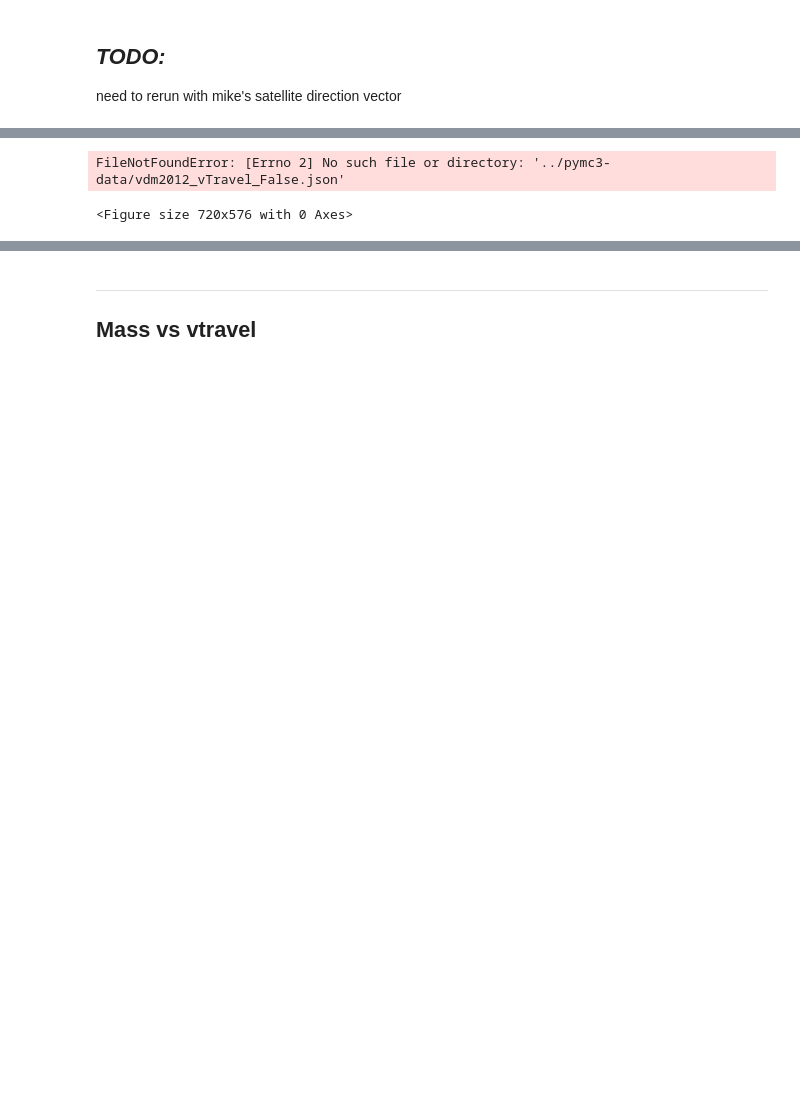
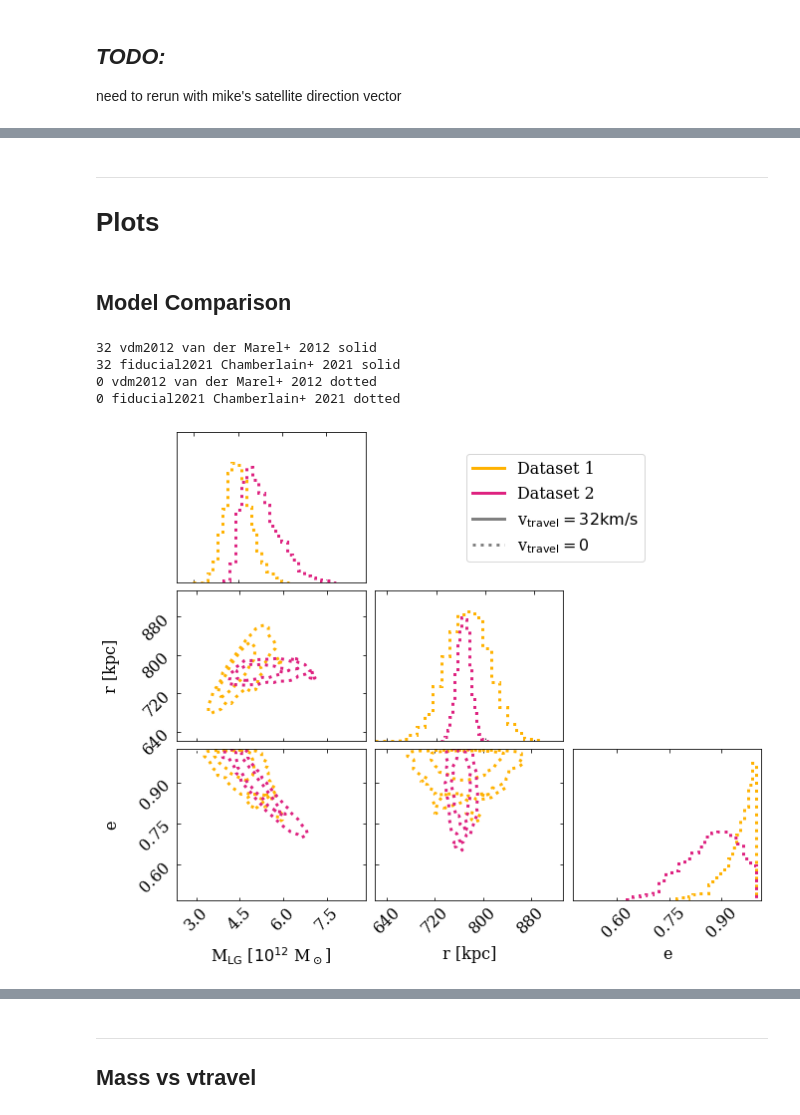
Before and after one commit to katiechambe/yellowCard, a Jupyter notebook: notebooks/pymc3-analyze-runs.ipynb, the cells around one changed output, grey strips where cells are left out. Saved outputs shown, nothing was run; the diff lists cells and outputs as text; code cells hidden in the pictures; blank space fills up the shorter version.

```diff
--- a/notebooks/pymc3-analyze-runs.ipynb
+++ b/notebooks/pymc3-analyze-runs.ipynb
@@ -256,34 +165,59 @@ for mod in modelChoices:
+# %% [markdown]
+___
+# Plots
+# %% [markdown]
+## Model Comparison
 # %%
 modelChoices = ["vdm2012","fiducial2021"]
 label_model = ["van der Marel+ 2012","Chamberlain+ 2021"]
-include_vTravel = [False, True]
-label_vtravel = ["with vtravel = 0","with vtravel=32km/s"]
-colors = ['blue','blue','pink','pink']
-style = ['dotted','solid','dotted','solid']
+include_vTravel = ["32","0"]
+# color = [palette['Minor Pairs'],palette["Extra"],palette['Minor Pairs'],palette["Extra"]]
+# color = ["white","white","white","white"]
+color = ["white","white",palette['Minor Pairs'],palette["Extra"]]
+style = ['solid','solid','dotted','dotted']
+widths = [2,2,3,3]
+
 
 i=0
 fig = plt.figure(figsize=(10,8))
+for incl in include_vTravel:
+    for mod,name in zip(modelChoices,label_model):
 
-for mod,name in zip(modelChoices,label_model):
-    for incl,vname in zip(include_vTravel,label_vtravel):
-        data = az.from_json(f"../pymc3-data/{mod}_vTravel_{incl}.json")
+        # uncomment if running for just dotted contours:
+#         if incl != "0":
+#             i+=1
+#             continue
+        print(incl, mod, name,style[i])
+        data = az.from_json(f"../pymc3-data/{mod}_vtravel_{incl}.json")
         howdy = np.vstack([np.asarray(data.posterior[i]).ravel() for i in ["M","r","e"]])
         corner.corner(howdy.T,
-                            quantiles=(0.16, 0.84),
                             labels=[r"M$_{\rm LG}$ [$10^{12}$ M$_\odot$]","r [kpc]","e"],
                             plot_datapoints=False,
                             plot_density=False,
-                            color=colors[i],
+                            color=color[i],
                             linestyles=style[i],
                             fig=fig,
                             levels=[0.68, 0.95],
-                            truth=truths,
-                            contour_kwargs=dict(linestyles="--"));
-# fig.suptitle(f'{name} {vname}')
-# fig.savefig(f'../plots/{mod}_vtravel_{incl}.png',dpi=300)
+                            contour_kwargs={"linestyles":style[i],"linewidths":widths[i]},
+                            hist_kwargs={"linestyle":style[i],"linewidth":widths[i]},
+                            contourf_kwargs={"linestyles":style[i]},
+#                             range=[(2.9,7.5), (640,880), (0.56,1)]
+                     );
+        i+=1
 
-        i+=1
+fig.savefig(f'../plots/analyze-runs-contour.png',dpi=300)
+plt.plot(0,0,lw=3,color=color[2],label="Dataset 1")
+plt.plot(0,0,lw=3,color=color[3],label="Dataset 2")
+plt.plot(0,0,lw=3,color="grey",label=r"v$_{\rm travel} = \rm 32km/s$")
+plt.plot(0,0,lw=3,color="grey",linestyle="dotted",label=r"v$_{\rm travel} = 0$")
+fig.legend(loc=(0.55,0.75))
+# plt.savefig("../plots/analyze-runs-contour.png",dpi=300)
+plt.savefig("../plots/analyze-runs-contour_dotted.png",dpi=300)
+# plt.savefig("../plots/analyze-runs-contour_white.png",dpi=300)
 plt.show()
 # %% [output]
-FileNotFoundError: [Errno 2] No such file or directory: '../pymc3-data/vdm2012_vTravel_False.json'
+32 vdm2012 van der Marel+ 2012 solid
+32 fiducial2021 Chamberlain+ 2021 solid
+0 vdm2012 van der Marel+ 2012 dotted
+0 fiducial2021 Chamberlain+ 2021 dotted
-<Figure size 720x576 with 0 Axes>
+[figure, added]
```
Also changed, not shown: parts of 23 cells of this notebook.
